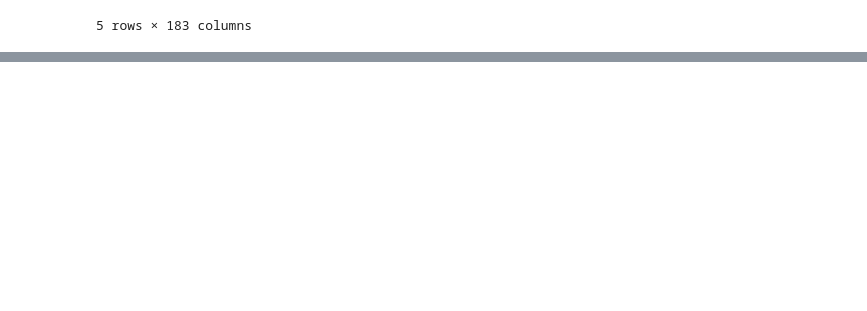
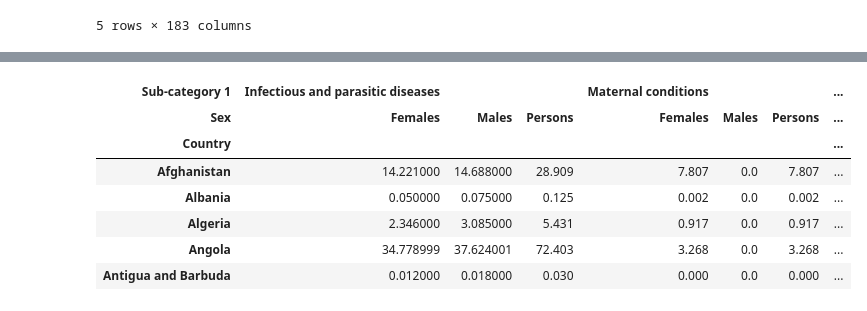
Before and after one commit to radroid/heart-disease-analysis, a Jupyter notebook: Data1205 Assignment 5 - Exploratory Data Analysis.ipynb, the cells around one changed output, grey strips where cells are left out. Drawn from its saved outputs; the diff is of its cells as text; code cells hidden in the pictures; blank space fills up the shorter version.

```diff
--- a/Data1205 Assignment 5 - Exploratory Data Analysis.ipynb
+++ b/Data1205 Assignment 5 - Exploratory Data Analysis.ipynb
@@ -672,0 +803,32 @@ with pd.ExcelWriter((data_dir / "processed_GHE_dataset.xlsx")) as writer:
+# %%
+persons_comuni_df = who_dataset_modified1.loc["Persons"].loc[1].drop("Communicable, maternal, perinatal and nutritional conditions")
+males_comuni_df = who_dataset_modified1.loc["Males"].loc[1].drop("Communicable, maternal, perinatal and nutritional conditions")
+females_comuni_df = who_dataset_modified1.loc["Females"].loc[1].drop("Communicable, maternal, perinatal and nutritional conditions")
+
+persons_comuni_df["Sub-category 1"] = sub_category_df.loc[1]
+persons_comuni_df.set_index("Sub-category 1", inplace=True)
+persons_comuni_df["Sex"] = "Persons"
+
+males_comuni_df["Sub-category 1"] = sub_category_df.loc[1]
+males_comuni_df.set_index("Sub-category 1", inplace=True)
+males_comuni_df["Sex"] = "Males"
+
+females_comuni_df["Sub-category 1"] = sub_category_df.loc[1]
+females_comuni_df.set_index("Sub-category 1", inplace=True)
+females_comuni_df["Sex"] = "Females"
+
+subcat1_com_df = pd.concat([persons_comuni_df, males_comuni_df, females_comuni_df]).\
+                            groupby(["Sub-category 1", "Sex"]).sum().round(3).T
+
+subcat1_com_df["Country"] = subcat1_com_df.index
+subcat1_com_df.set_index("Country", inplace=True)
+subcat1_com_df.head()
+# %% [output]
+| Sub-category 1 | Infectious and parasitic diseases |  |  | Maternal conditions |  |  | ... |
+| Sex | Females | Males | Persons | Females | Males | Persons | ... |
+| Country |  |  |  |  |  |  | ... |
+| Afghanistan | 14.221000 | 14.688000 | 28.909 | 7.807 | 0.0 | 7.807 | ... |
+| Albania | 0.050000 | 0.075000 | 0.125 | 0.002 | 0.0 | 0.002 | ... |
+| Algeria | 2.346000 | 3.085000 | 5.431 | 0.917 | 0.0 | 0.917 | ... |
+| Angola | 34.778999 | 37.624001 | 72.403 | 3.268 | 0.0 | 3.268 | ... |
+| Antigua and Barbuda | 0.012000 | 0.018000 | 0.030 | 0.000 | 0.0 | 0.000 | ... |
```
Also changed, not shown: parts of 37 cells of this notebook.
